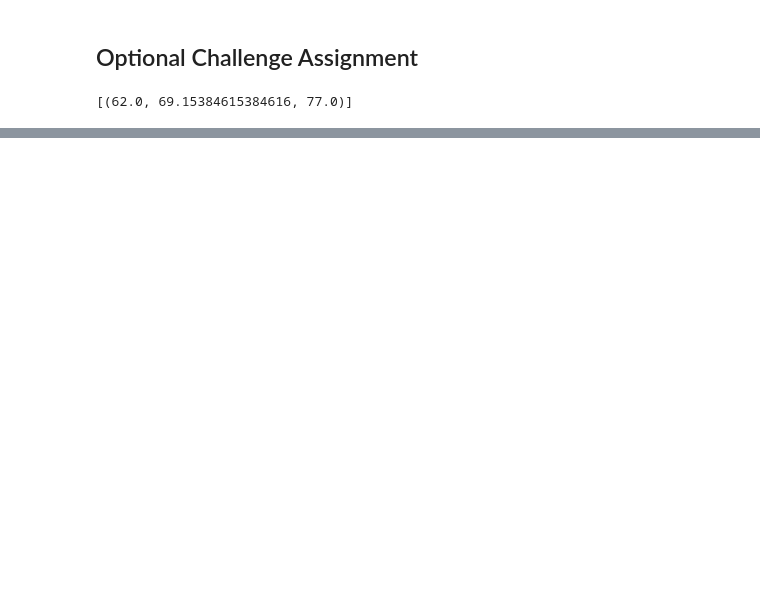
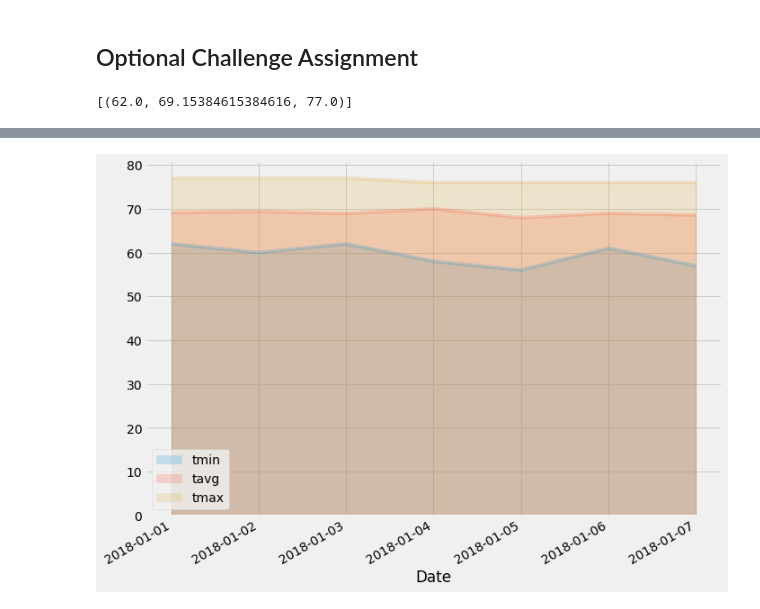
Before and after one commit to MadhukaraBS/BootCamp, a Jupyter notebook: 09-Adv-Data-Storage-Retrieval/climate.ipynb, the cells around one changed output, grey strips where cells are left out. Cells and saved outputs as stored; diff of their text form; code cells hidden in the pictures; blank space fills up the shorter version.

```diff
--- a/09-Adv-Data-Storage-Retrieval/climate.ipynb
+++ b/09-Adv-Data-Storage-Retrieval/climate.ipynb
@@ -419,0 +387,13 @@ daily_normals("01-01")
+# %%
+st_date = dt.datetime.strptime('2018-01-01', "%Y-%m-%d")
+end_date = dt.datetime.strptime('2018-01-07', "%Y-%m-%d")
+curr_date = st_date
+normals =[]
+date_list = []
+while curr_date <= end_date:
+    date_list.append(curr_date)
+    short_cur_date = curr_date.strftime("%m-%d")
+    print(short_cur_date)
+    curr_date = curr_date + td(1)
+    normals.append(*daily_normals(short_cur_date))
+normals
@@ -429,0 +417,10 @@ daily_normals("01-01")
+# %%
+df = pd.DataFrame(normals, columns = ['tmin', 'tavg', 'tmax'])
+df['Date'] = pd.to_datetime(date_list)
+# #df.index = pd.to_datetime(df.index)
+df.set_index('Date', inplace=True)
+
+# # Sort the dataframe by date
+# #df.sort_index(inplace=True)
+
+df.head()
@@ -434,0 +437,6 @@ daily_normals("01-01")
+# %%
+df.plot(kind='area', stacked=False, x_compat=True, alpha=0.2, figsize=(10,7))
+#plt.margins(x=0)
+plt.tight_layout()
+# %% [output]
+[figure, added]
```
Also changed, not shown: parts of 21 cells of this notebook.
